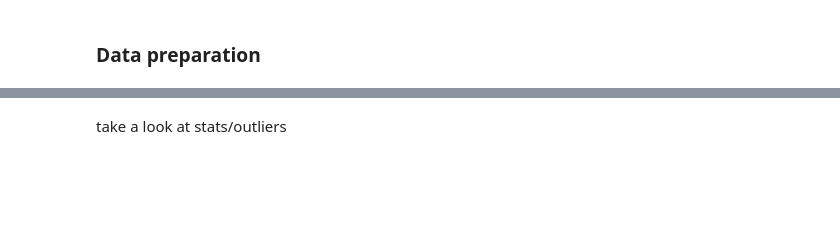
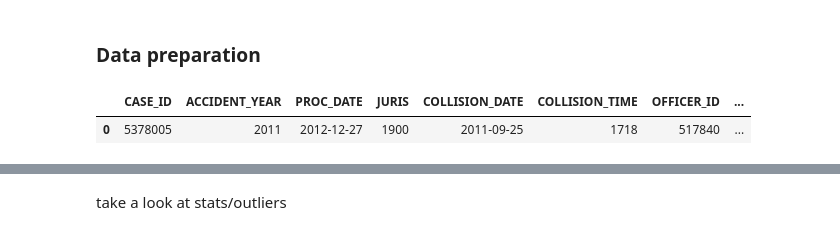
Before and after one commit to streetsforall/hsla_data_analysis, a Jupyter notebook: hsla_injuries_deaths/hsla_injuries_deaths.ipynb, the cells around one changed output, grey strips where cells are left out. Cells and saved outputs as stored; diff of their text form; code cells hidden in the pictures; blank space fills up the shorter version.

```diff
--- a/hsla_injuries_deaths/hsla_injuries_deaths.ipynb
+++ b/hsla_injuries_deaths/hsla_injuries_deaths.ipynb
@@ -37,8 +39,11 @@ print(today)
 # %% [markdown]
 ### Data preparation
 # %%
-crashes_raw = pd.read_csv('Crashes.csv')
+crashes_raw = pd.read_csv('../Crashes.csv')
 display(crashes_raw.head(1))
+# %% [output]
+|  | CASE_ID | ACCIDENT_YEAR | PROC_DATE | JURIS | COLLISION_DATE | COLLISION_TIME | OFFICER_ID | ... |
+| 0 | 5378005 | 2011 | 2012-12-27 | 1900 | 2011-09-25 | 1718 | 517840 | ... |
 # %%
 # columns we are interested in
 crashes_col = [
```
Also changed, not shown: parts of 22 cells of this notebook, 5 other files.
